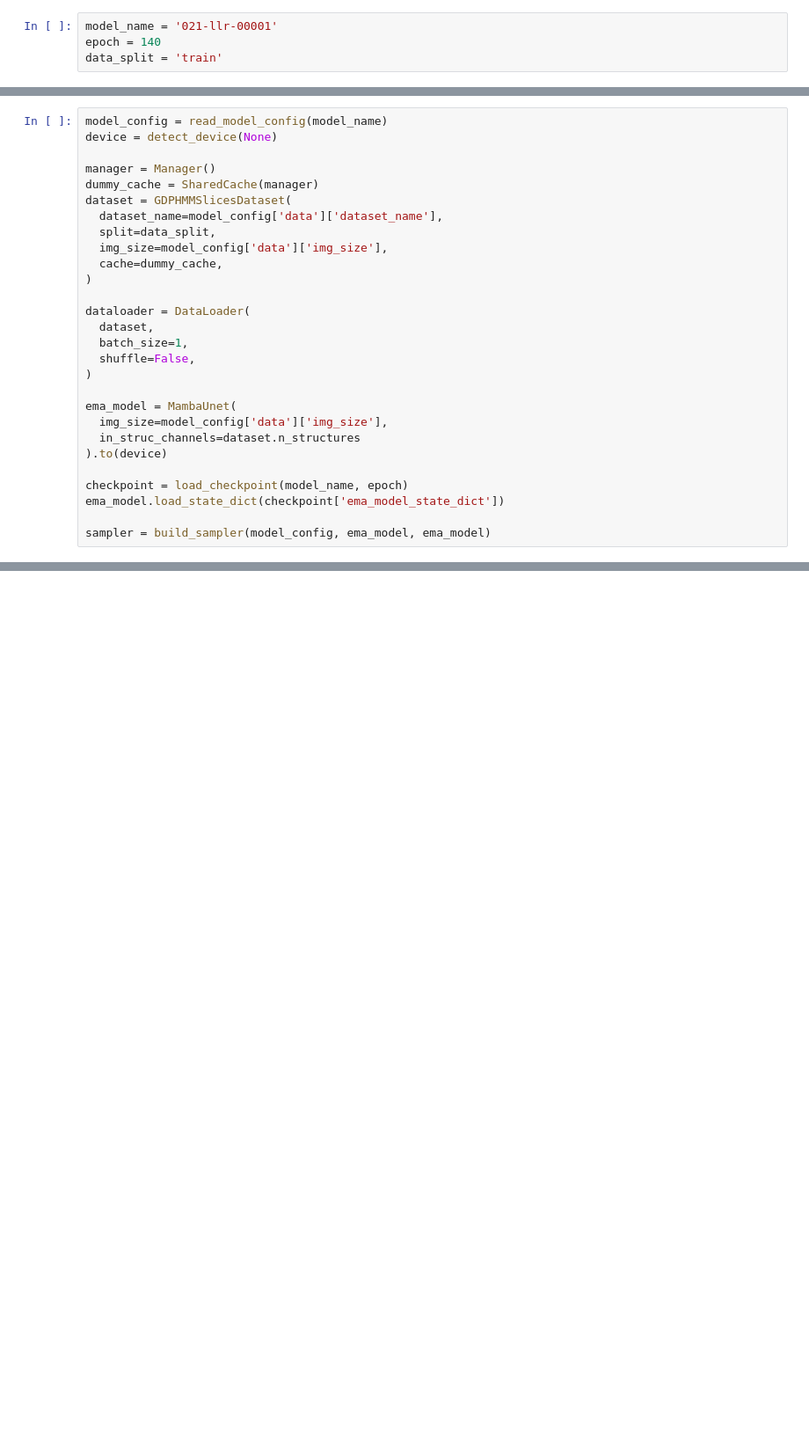
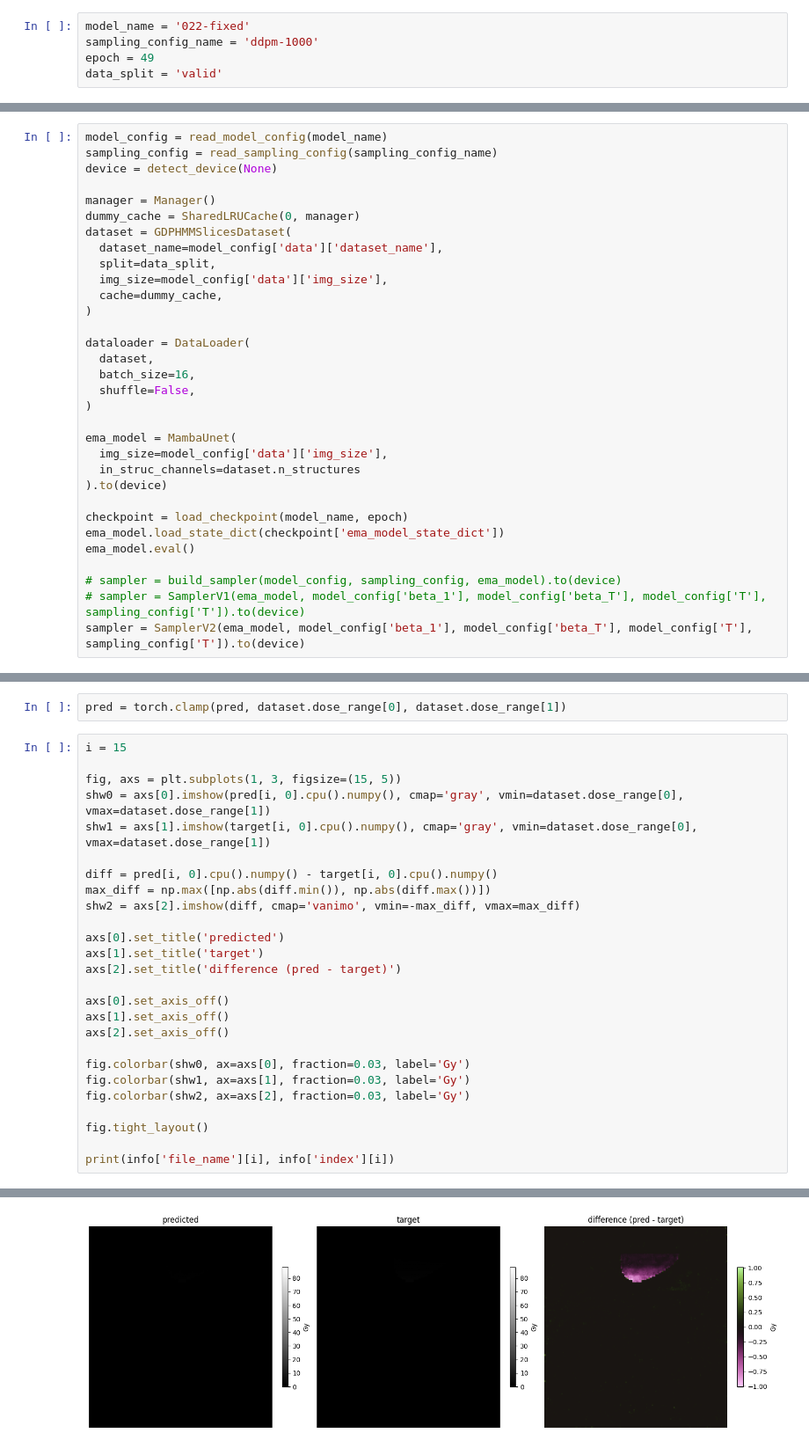
Before and after one commit to josefweibel/dose-prediction-calculation-thesis, a Jupyter notebook: notebooks/03_model_sampling.ipynb, the cells around one changed output, grey strips where cells are left out. Shown: that part at 88% size. Saved outputs shown, nothing was run; the diff lists cells and outputs as text; blank space fills up the shorter version.

```diff
--- a/notebooks/03_model_sampling.ipynb
+++ b/notebooks/03_model_sampling.ipynb
@@ -18,4 +30,5 @@ from utils.checkpointing import load_checkpoint
 # %%
-model_name = '021-llr-00001'
-epoch = 140
-data_split = 'train'
+model_name = '022-fixed'
+sampling_config_name = 'ddpm-1000'
+epoch = 49
+data_split = 'valid'
@@ -22,9 +164,10 @@ data_split = 'train'
 # %%
 model_config = read_model_config(model_name)
+sampling_config = read_sampling_config(sampling_config_name)
 device = detect_device(None)
 
 manager = Manager()
-dummy_cache = SharedCache(manager)
+dummy_cache = SharedLRUCache(0, manager)
 dataset = GDPHMMSlicesDataset(
   dataset_name=model_config['data']['dataset_name'],
   split=data_split,
@@ -34,7 +177,7 @@ dataset = GDPHMMSlicesDataset(
 
 dataloader = DataLoader(
   dataset,
-  batch_size=1,
+  batch_size=16,
   shuffle=False,
 )
 
@@ -45,6 +188,9 @@ ema_model = MambaUnet(
 
 checkpoint = load_checkpoint(model_name, epoch)
 ema_model.load_state_dict(checkpoint['ema_model_state_dict'])
+ema_model.eval()
 
-sampler = build_sampler(model_config, ema_model, ema_model)
+# sampler = build_sampler(model_config, sampling_config, ema_model).to(device)
+# sampler = SamplerV1(ema_model, model_config['beta_1'], model_config['beta_T'], model_config['T'], sampling_config['T']).to(device)
+sampler = SamplerV2(ema_model, model_config['beta_1'], model_config['beta_T'], model_config['T'], sampling_config['T']).to(device)
 # %%
@@ -60,0 +231,29 @@ plt.imshow(pred[0, 0].cpu().numpy(), cmap='gray')
+# %%
+pred = torch.clamp(pred, dataset.dose_range[0], dataset.dose_range[1])
+# %%
+i = 15
+
+fig, axs = plt.subplots(1, 3, figsize=(15, 5))
+shw0 = axs[0].imshow(pred[i, 0].cpu().numpy(), cmap='gray', vmin=dataset.dose_range[0], vmax=dataset.dose_range[1])
+shw1 = axs[1].imshow(target[i, 0].cpu().numpy(), cmap='gray', vmin=dataset.dose_range[0], vmax=dataset.dose_range[1])
+
+diff = pred[i, 0].cpu().numpy() - target[i, 0].cpu().numpy()
+max_diff = np.max([np.abs(diff.min()), np.abs(diff.max())])
+shw2 = axs[2].imshow(diff, cmap='vanimo', vmin=-max_diff, vmax=max_diff)
+
+axs[0].set_title('predicted')
+axs[1].set_title('target')
+axs[2].set_title('difference (pred - target)')
+
+axs[0].set_axis_off()
+axs[1].set_axis_off()
+axs[2].set_axis_off()
+
+fig.colorbar(shw0, ax=axs[0], fraction=0.03, label='Gy')
+fig.colorbar(shw1, ax=axs[1], fraction=0.03, label='Gy')
+fig.colorbar(shw2, ax=axs[2], fraction=0.03, label='Gy')
+
+fig.tight_layout()
+
+print(info['file_name'][i], info['index'][i])
+# %% [output]
@@ -60,0 +261 @@ plt.imshow(pred[0, 0].cpu().numpy(), cmap='gray')
+[figure, added]
```
Also changed, not shown: parts of 30 cells of this notebook, 1 other file.
